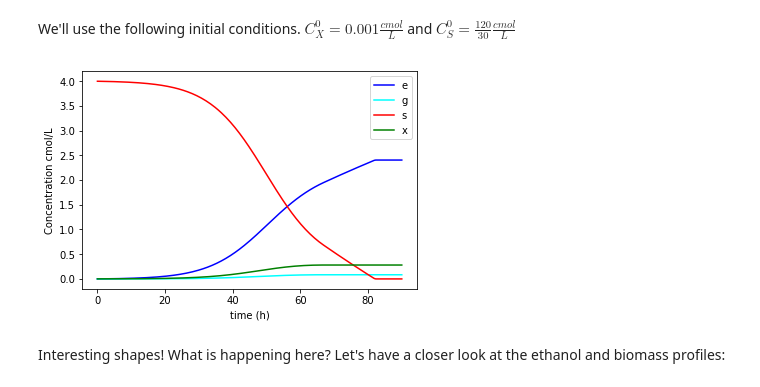
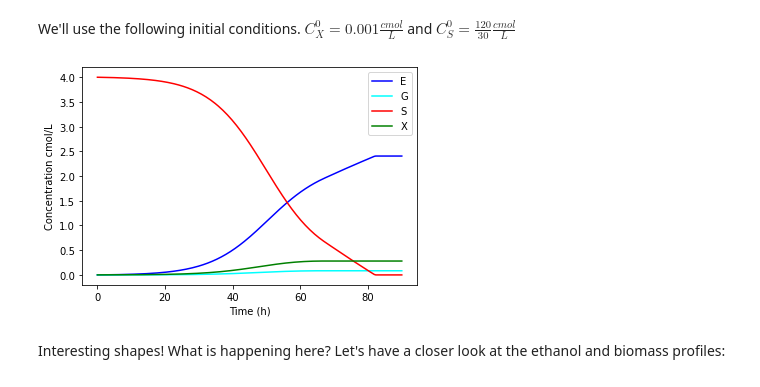
Before and after one commit to willienicol/Biochemical-engineering-notes, a Jupyter notebook: 6 Modeling stoichiometry variations/Example on growth and maintenance variation.ipynb, the cells around one changed output. Saved outputs shown, nothing was run; the diff lists cells and outputs as text; code cells hidden in the pictures.

```diff
--- a/6 Modeling stoichiometry variations/Example on growth and maintenance variation.ipynb
+++ b/6 Modeling stoichiometry variations/Example on growth and maintenance variation.ipynb
@@ -32,14 +32,14 @@ $C_P$ refers to the ethanol concentration since glycerol has no inhibitory effec
 
 We'll start by defining the parameters:
 # %%
-import numpy
+import numpy as np
 import matplotlib.pyplot as plt
-from scipy.integrate import odeint
+from scipy.integrate import solve_ivp
 %matplotlib inline
-alpha, beta, gamma = 0.1, 0.1,1.8
-Km_mu, Km_theta = 0.0004, 0.00005
+α, β, γ = 0.1, 0.1,1.8 #for the greek symbols -> \alpha + Tab = α, etc...
+Km_μ, Km_θ = 0.0004, 0.00005
 Cp_star, Kp = 1.95, 2.5
-mumax, thetamax = 0.12, 0.1
+μmax, θmax = 0.12, 0.1
 # %% [markdown]
 The response function (or rate function) will now be altered to include the $\mu$ and $\theta$ functions. We'll only use the function for $\mu$ up to the point where a zero value is obtained:
 # %%
@@ -134,9 +134,10 @@ plt.show()
 # %% [markdown]
 You should see from the graph above that $\mu$ terminates at $C_P=1.95 \frac{cmol}{L}$, while $\theta$ only gradually decreases as $C_P$ increases. There will thus be a time at the end where only maintenance production of ethanol occurs, provided that sufficient substrate is left once growth has terminated. Let's integrate to see if we can observe this behaviour. The fermenter equation will be the same as before (batch fermenter):
 # %%
-def ferm_eq(C,t):
+def ferm_eq(t, C):
+
     Cx, Cs, Cg, Ce = C[0],C[1],C[2],C[3]  # order of components very important
-    r=response_fun([Cx, Cs, Cg, Ce])      # this is the 'fetching' from the response function
+    r = response_fun([Cx, Cs, Cg, Ce])      # this is the 'fetching' from the response function
 
     return [r[0]*Cx,
             r[1]*Cx,
@@ -145,24 +146,24 @@ def ferm_eq(C,t):
 # %% [markdown]
 We'll use the following initial conditions. $C_X^0=0.001 \frac{cmol}{L}$ and $C_S^0=\frac{120}{30} \frac{cmol}{L}$
 # %%
-Co=[0.001, 120/30,0,0]                     # [Cxo, Cso, Cgo, Ceo] in cmol/L
-tmax=90                                    # Integrate for 20 hours
-tspan=numpy.linspace(0,tmax,200)           # define the timespan of the integration
-Ci = odeint(ferm_eq, Co, tspan)             # integration via odeint that calls apon ferm_eq
+Co = [0.001, 120/30, 0, 0]                     # [Cxo, Cso, Cgo, Ceo] in cmol/L
+tmax = 90                                    # Integrate for 20 hours
+tspan = np.linspace(0,tmax,200)           # define the timespan of the integration
+Ci = solve_ivp(ferm_eq, [0, tmax], Co, t_eval = tspan, method = 'BDF')             # integration via solve_ivp that calls apon ferm_eq
 
-Cx, Cs, Cg, Ce = Ci.T
+Cx, Cs, Cg, Ce = Ci.y
 
 plt.figure(2)
-plt.plot(tspan, Ce, color='blue', label='e')
-plt.plot(tspan, Cg, color='cyan', label='g')
-plt.plot(tspan, Cs, color='red',label='s')
-plt.plot(tspan, Cx, color='green',label='x')
-plt.legend(loc='best')
+plt.plot(tspan, Ce, color='blue', label = 'E')
+plt.plot(tspan, Cg, color='cyan', label = 'G')
+plt.plot(tspan, Cs, color='red', label = 'S')
+plt.plot(tspan, Cx, color='green', label = 'X')
+plt.legend(loc = 'best')
 plt.ylabel('Concentration cmol/L')
-plt.xlabel('time (h)')
+plt.xlabel('Time (h)')
 plt.show()
 # %% [output]
-[figure, old version]
+[figure, new version]
 # %% [markdown]
 Interesting shapes! What is happening here? Let's have a closer look at the ethanol and biomass profiles:
 # %%
```
Also changed, not shown: parts of 11 cells of this notebook, 3 other files.
